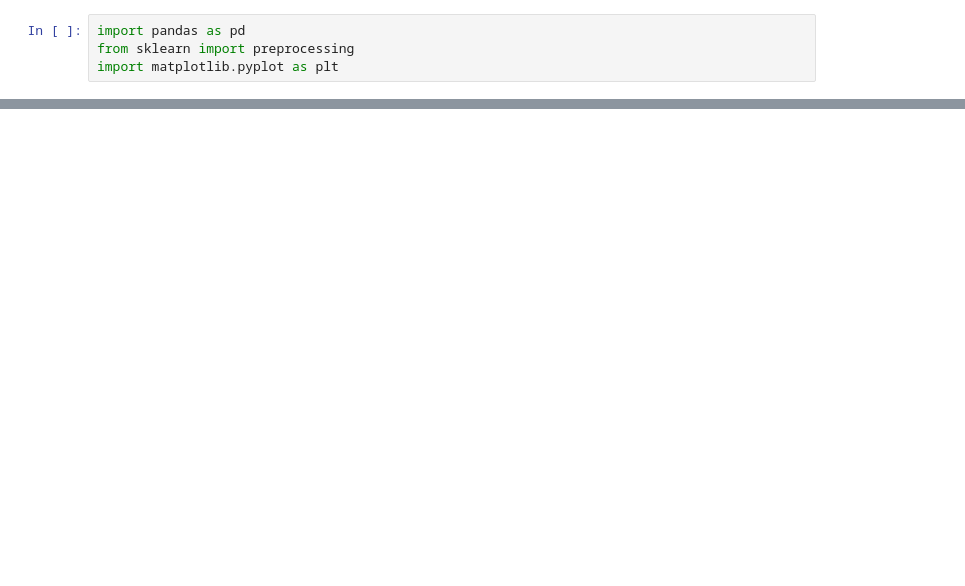
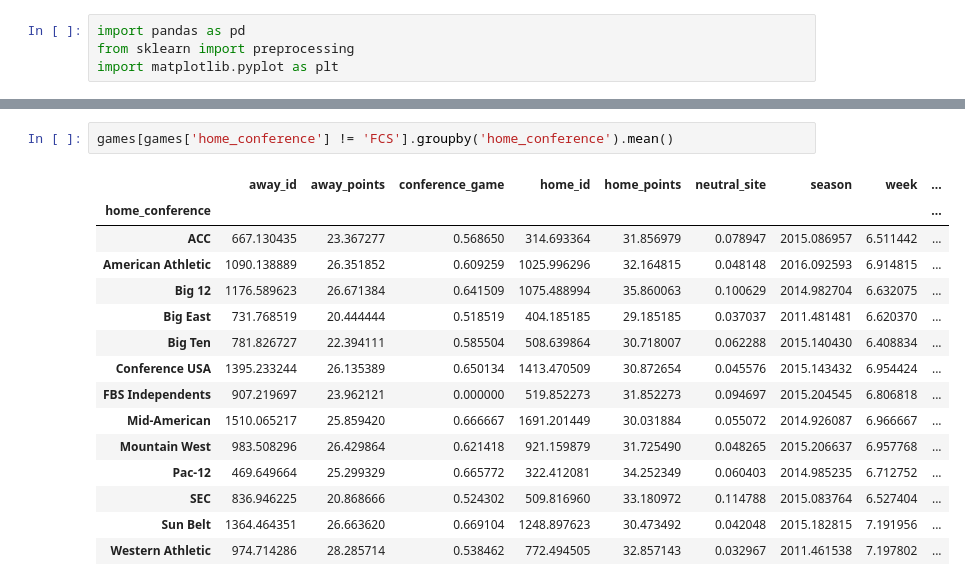
Before and after one commit to ChangedNameTo/CFBPoll, a Jupyter notebook: games_regression_exploration.ipynb, the cells around one changed output, grey strips where cells are left out. Cells and saved outputs as stored; diff of their text form; blank space fills up the shorter version.

```diff
--- a/games_regression_exploration.ipynb
+++ b/games_regression_exploration.ipynb
@@ -45,0 +96,18 @@ array(['FCS', 'Sun Belt', 'SEC', 'Mountain West', 'ACC', 'Mid-American',
+# %%
+games[games['home_conference'] != 'FCS'].groupby('home_conference').mean()
+# %% [output]
+|  | away_id | away_points | conference_game | home_id | home_points | neutral_site | season | week | ... |
+| home_conference |  |  |  |  |  |  |  |  | ... |
+| ACC | 667.130435 | 23.367277 | 0.568650 | 314.693364 | 31.856979 | 0.078947 | 2015.086957 | 6.511442 | ... |
+| American Athletic | 1090.138889 | 26.351852 | 0.609259 | 1025.996296 | 32.164815 | 0.048148 | 2016.092593 | 6.914815 | ... |
+| Big 12 | 1176.589623 | 26.671384 | 0.641509 | 1075.488994 | 35.860063 | 0.100629 | 2014.982704 | 6.632075 | ... |
+| Big East | 731.768519 | 20.444444 | 0.518519 | 404.185185 | 29.185185 | 0.037037 | 2011.481481 | 6.620370 | ... |
+| Big Ten | 781.826727 | 22.394111 | 0.585504 | 508.639864 | 30.718007 | 0.062288 | 2015.140430 | 6.408834 | ... |
+| Conference USA | 1395.233244 | 26.135389 | 0.650134 | 1413.470509 | 30.872654 | 0.045576 | 2015.143432 | 6.954424 | ... |
+| FBS Independents | 907.219697 | 23.962121 | 0.000000 | 519.852273 | 31.852273 | 0.094697 | 2015.204545 | 6.806818 | ... |
+| Mid-American | 1510.065217 | 25.859420 | 0.666667 | 1691.201449 | 30.031884 | 0.055072 | 2014.926087 | 6.966667 | ... |
+| Mountain West | 983.508296 | 26.429864 | 0.621418 | 921.159879 | 31.725490 | 0.048265 | 2015.206637 | 6.957768 | ... |
+| Pac-12 | 469.649664 | 25.299329 | 0.665772 | 322.412081 | 34.252349 | 0.060403 | 2014.985235 | 6.712752 | ... |
+| SEC | 836.946225 | 20.868666 | 0.524302 | 509.816960 | 33.180972 | 0.114788 | 2015.083764 | 6.527404 | ... |
+| Sun Belt | 1364.464351 | 26.663620 | 0.669104 | 1248.897623 | 30.473492 | 0.042048 | 2015.182815 | 7.191956 | ... |
+| Western Athletic | 974.714286 | 28.285714 | 0.538462 | 772.494505 | 32.857143 | 0.032967 | 2011.461538 | 7.197802 | ... |
```
Also changed, not shown: parts of 10 cells of this notebook, 1 other file.
